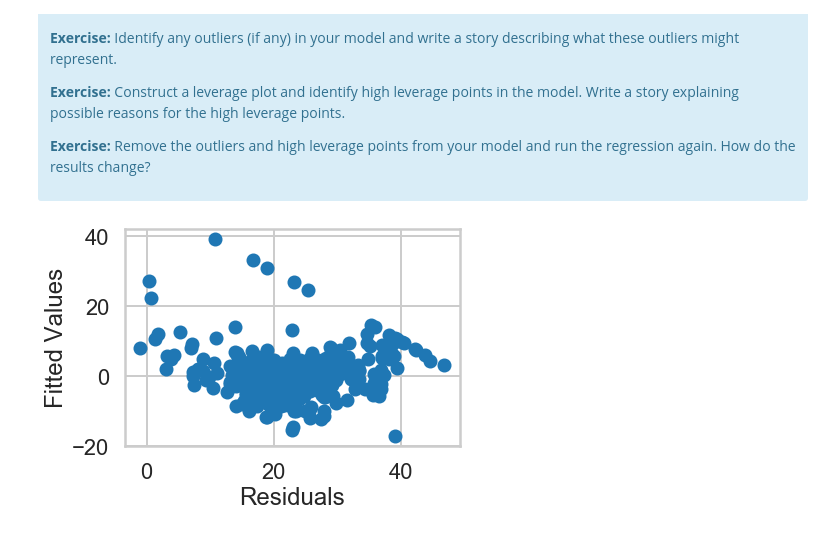
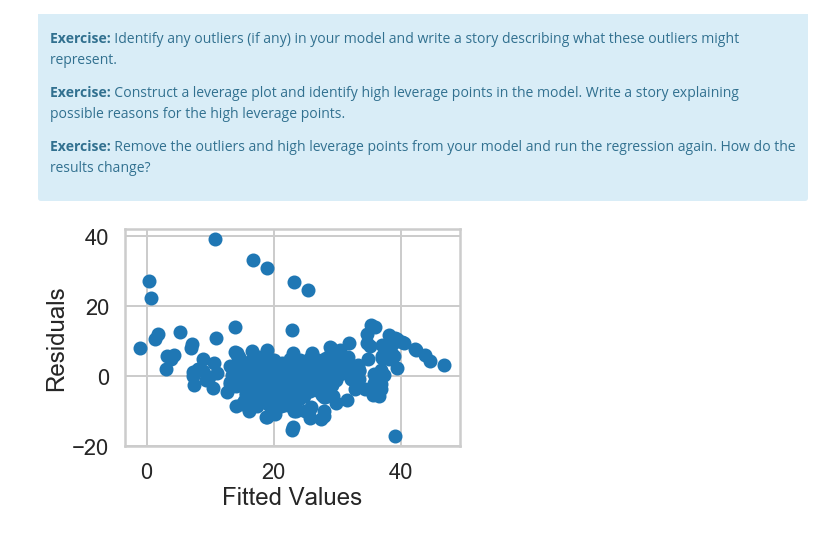
Before and after one commit to ammadatuy/Mini_Projects, a Jupyter notebook: Linear Regression Mini-Project/Mini_Project_Linear_Regression.ipynb, the cells around one changed output. Saved outputs shown, nothing was run; the diff lists cells and outputs as text; code cells hidden in the pictures.

```diff
--- a/Linear Regression Mini-Project/Mini_Project_Linear_Regression.ipynb
+++ b/Linear Regression Mini-Project/Mini_Project_Linear_Regression.ipynb
@@ -922,11 +990,11 @@ There are some other issues that are important investigate with linear regressio
 # %%
 # Your turn.
 # Exercise: Construct a fitted values versus residuals plot.
 # What does the plot tell you? Are there any violations of the model assumptions?
 
 plt.scatter(BOS2.fittedvalues, BOS2.resid)
-plt.xlabel('Residuals')
-plt.ylabel('Fitted Values')
+plt.xlabel('Fitted Values')
+plt.ylabel('Residuals')
 plt.show()
 # %% [output]
-[figure, old version]
+[figure, new version]
```
Also changed, not shown: parts of 26 cells of this notebook.
